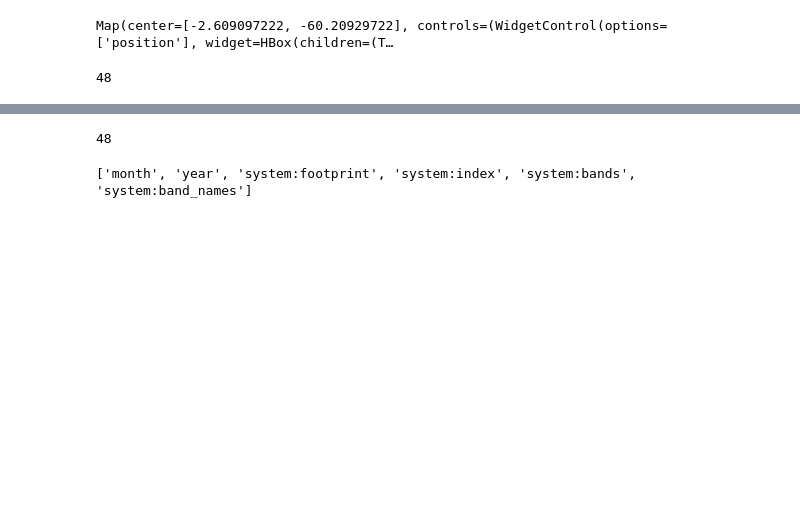
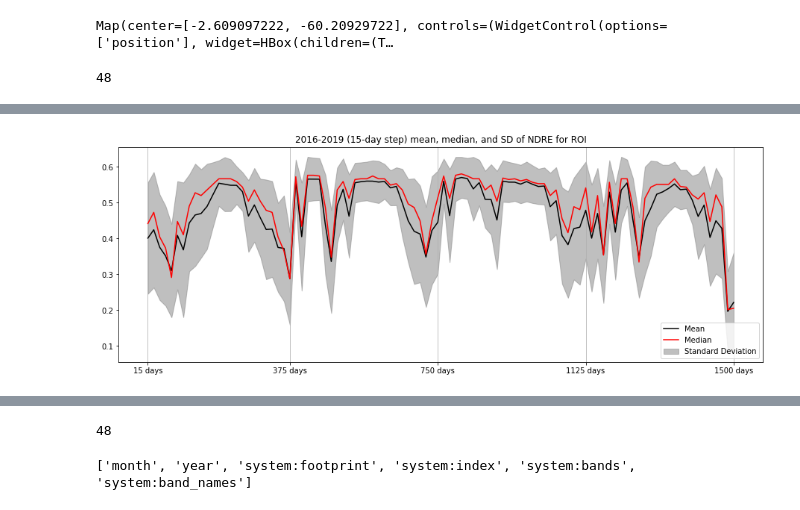
Before and after one commit to jitendra-kumar/tropical_phenology_gee, a Jupyter notebook: morgan/Manaus_BR.ipynb, the cells around one changed output, grey strips where cells are left out. Drawn from its saved outputs; the diff is of its cells as text; code cells hidden in the pictures; blank space fills up the shorter version.

```diff
--- a/morgan/Manaus_BR.ipynb
+++ b/morgan/Manaus_BR.ipynb
@@ -135,4 +173,8 @@ percentile_list = region_percentiles_ImageCollection(col)
 #Create month list
 months = list(range(0,48))
 months = np.array(months)
+# %%
+#Create 15-step list for four-ish years
+period = list(range(0,100))
+period = np.array(period)
 # %%
@@ -186 +229,19 @@ plt.show()
+# %%
+#Plot 15-day mean/median ndre using matplotlib's pyplot
+x = period
+y = mean_ndre
+m = median_ndre
+ticks1 = list(range(0,100))
+plt.axes([2, 0, 2, 1])
+plt.grid(b = True, which = 'major', axis = 'x')
+plt.title('2016-2019 (15-day step) mean, median, and SD of NDRE for ROI')
+plt.fill_between(x, plus_error, minus_error, color = "grey", alpha = .5, label = "Standard Deviation")
+mean = plt.plot(x,y, color = "black", label = "Mean")
+median = plt.plot(x,m, color = "red", label = "Median")
+plt.legend(loc = "lower right")
+plt.xticks(ticks = ticks1) #To see how to format the next line
+plt.xticks(ticks = [0, 24, 49, 74, 99], labels = ['15 days', '375 days', '750 days', '1125 days', '1500 days'])
+plt.show()
+# %% [output]
+[figure, added]
 # %%
```
Also changed, not shown: parts of 18 cells of this notebook.
